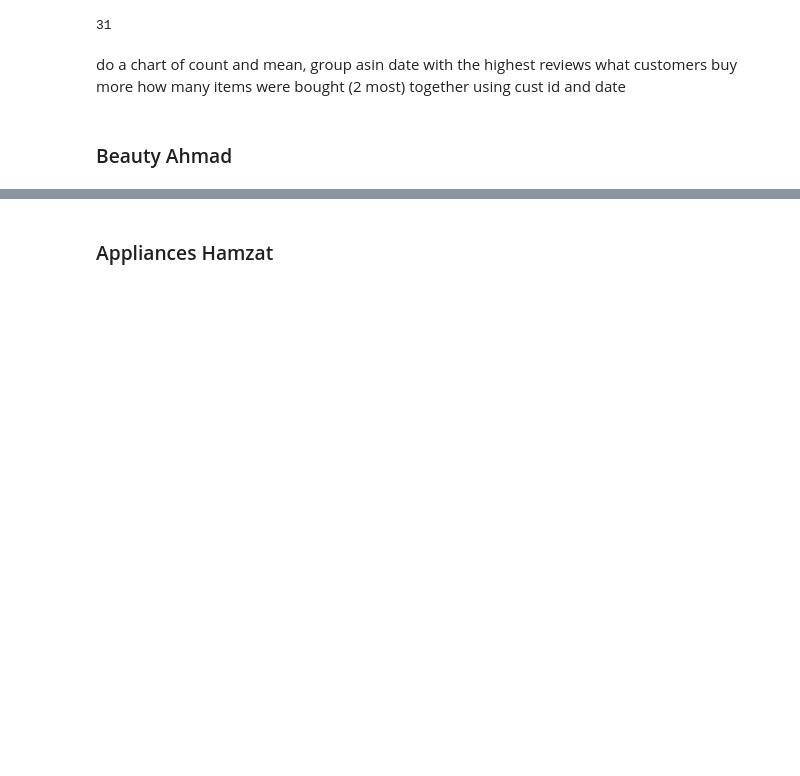
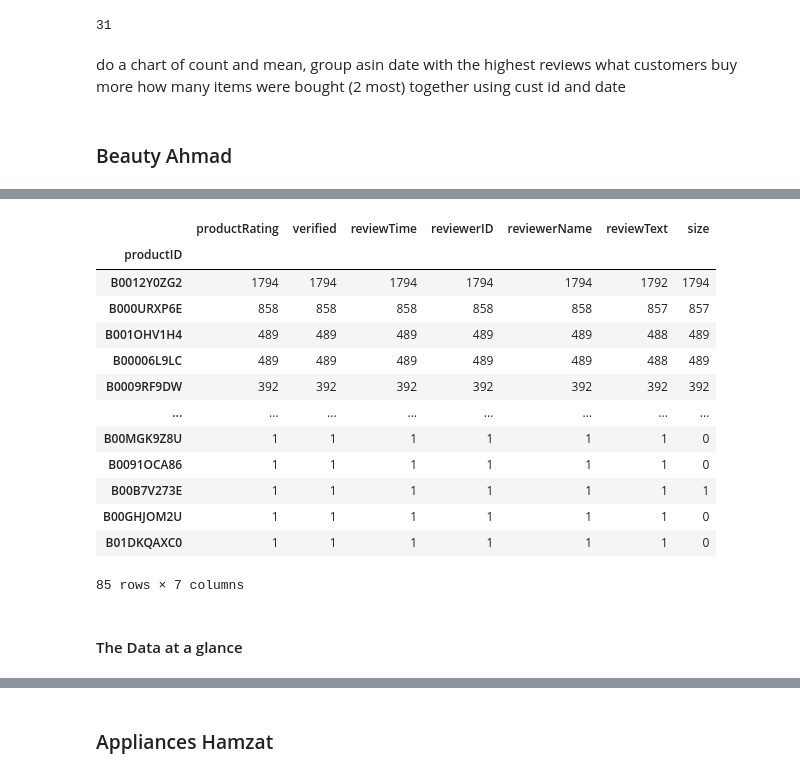
Before and after one commit to ahmadbashorun/AI6-amazon-reviews-EDA-project, a Jupyter notebook: Project (Amazon review).ipynb, the cells around one changed output, grey strips where cells are left out. Drawn from its saved outputs; the diff is of its cells as text; code cells hidden in the pictures; blank space fills up the shorter version.

Commit message:
worked on some basic data cleaning, like Jerry and renamed the columns

```diff
--- a/Project (Amazon review).ipynb
+++ b/Project (Amazon review).ipynb
@@ -203,3 +203,5 @@ what customers buy more
 how many items were bought (2 most) together using cust id and date
 # %% [markdown]
 ### Beauty Ahmad
+# %%
+beauty_df = pd.read_csv("beauty.csv")
@@ -205,0 +219,6 @@ how many items were bought (2 most) together using cust id and date
+# %%
+beauty_df['reviewTime'] = pd.to_datetime(beauty_df['reviewTime'])
+#beauty_df.head()
+# %%
+beauty_df.rename(columns={"overall":"productRating","asin":"productID", "Size:":"size"}, inplace=True)
+beauty_df.head()
@@ -205,0 +232,19 @@ how many items were bought (2 most) together using cust id and date
+# %%
+beauty_df.groupby('productID').count().sort_values('productRating', ascending = False)
+# %% [output]
+|  | productRating | verified | reviewTime | reviewerID | reviewerName | reviewText | size |
+| productID |  |  |  |  |  |  |  |
+| B0012Y0ZG2 | 1794 | 1794 | 1794 | 1794 | 1794 | 1792 | 1794 |
+| B000URXP6E | 858 | 858 | 858 | 858 | 858 | 857 | 857 |
+| B001OHV1H4 | 489 | 489 | 489 | 489 | 489 | 488 | 489 |
+| B00006L9LC | 489 | 489 | 489 | 489 | 489 | 488 | 489 |
+| B0009RF9DW | 392 | 392 | 392 | 392 | 392 | 392 | 392 |
+| ... | ... | ... | ... | ... | ... | ... | ... |
+| B00MGK9Z8U | 1 | 1 | 1 | 1 | 1 | 1 | 0 |
+| B0091OCA86 | 1 | 1 | 1 | 1 | 1 | 1 | 0 |
+| B00B7V273E | 1 | 1 | 1 | 1 | 1 | 1 | 1 |
+| B00GHJOM2U | 1 | 1 | 1 | 1 | 1 | 1 | 0 |
+| B01DKQAXC0 | 1 | 1 | 1 | 1 | 1 | 1 | 0 |
+85 rows × 7 columns
+# %% [markdown]
+#### The Data at a glance
```
Also changed, not shown: parts of 6 cells of this notebook.
